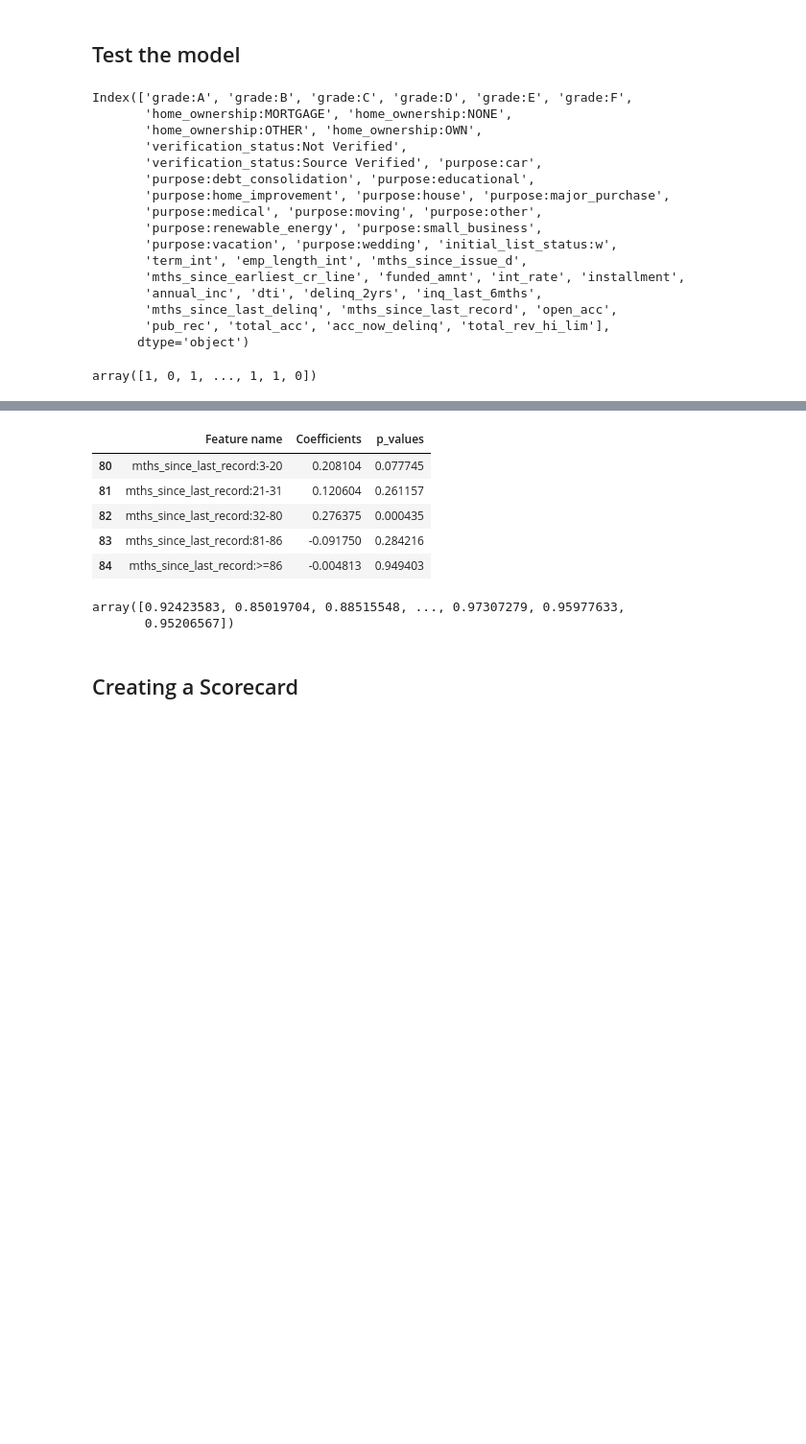
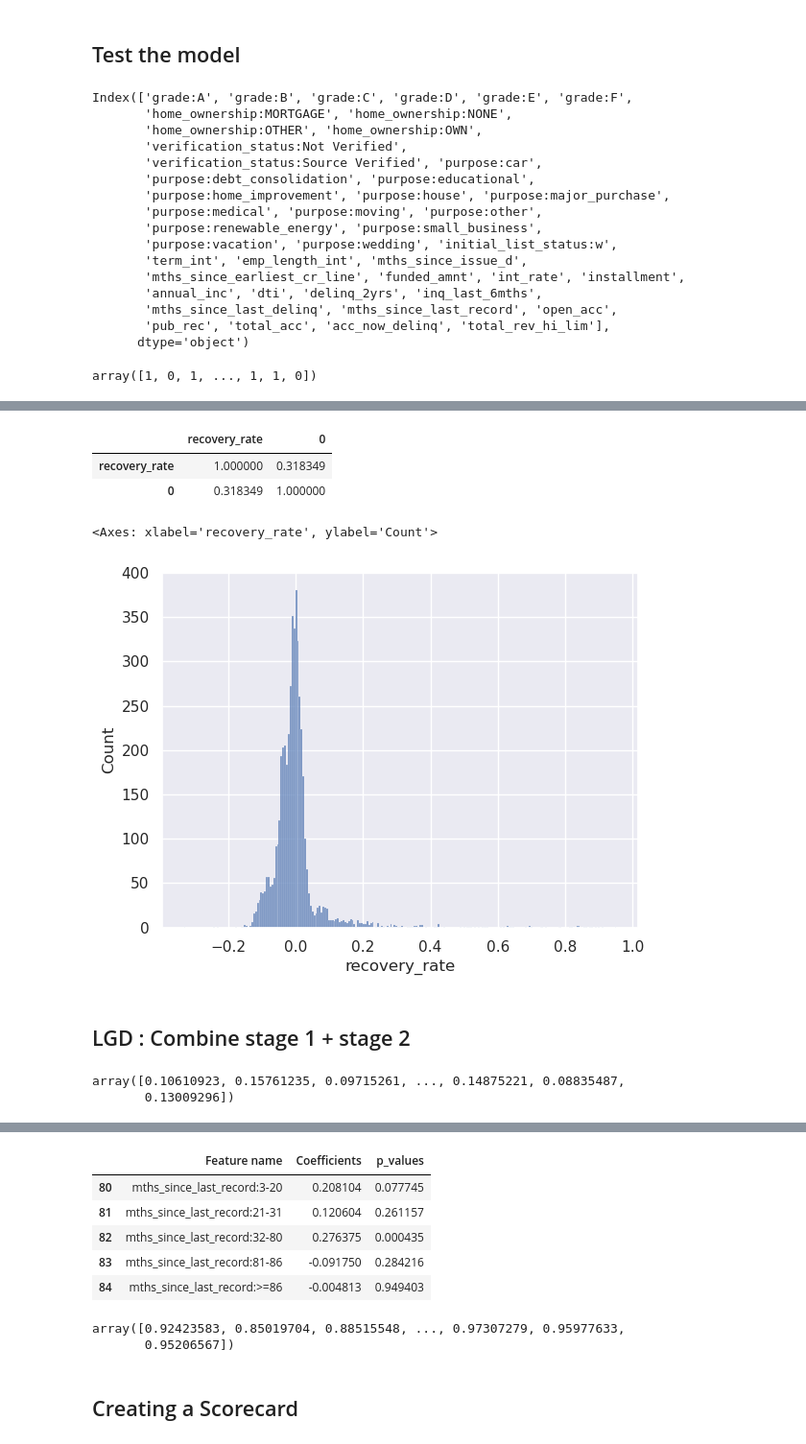
Before and after one commit to pbdanny/PythonProject, a Jupyter notebook: credit_risk_modeling/notebook/CreditRiskModeling_LGDandEADModels.ipynb, the cells around one changed output, grey strips where cells are left out. Shown at 96% size. Saved outputs shown, nothing was run; the diff lists cells and outputs as text; code cells hidden in the pictures; blank space fills up the shorter version.

```diff
--- a/credit_risk_modeling/notebook/CreditRiskModeling_LGDandEADModels.ipynb
+++ b/credit_risk_modeling/notebook/CreditRiskModeling_LGDandEADModels.ipynb
@@ -877,0 +519,3 @@ Debating if KS is suitable metric for classification model measure
+# %%
+reg_lgd_st_2 = LinearRegression()
+reg_lgd_st_2.fit(lgd_inputs_stage_2_train, lgd_targets_stage_2_train)
@@ -877,0 +556,6 @@ Debating if KS is suitable metric for classification model measure
+# %%
+lgd_inputs_stage_2_test = lgd_inputs_stage_2_test[features_all]
+# Here we keep only the variables we need for the model.
+# %%
+lgd_inputs_stage_2_test = lgd_inputs_stage_2_test.drop(features_reference_cat, axis = 1)
+# Here we remove the dummy variable reference categories.
@@ -877,0 +583,4 @@ Debating if KS is suitable metric for classification model measure
+# %%
+y_hat_test_lgd_stage_2 = reg_lgd_st_2.predict(lgd_inputs_stage_2_test)
+# Calculates the predicted values for the dependent variable (targets)
+# based on the values of the independent variables (inputs) supplied as an argument.
@@ -877,0 +592,12 @@ Debating if KS is suitable metric for classification model measure
+# %%
+pd.concat([lgd_targets_stage_2_test_temp, pd.DataFrame(y_hat_test_lgd_stage_2)], axis = 1).corr()
+# We calculate the correlation between actual and predicted values.
+# %% [output]
+|  | recovery_rate | 0 |
+| recovery_rate | 1.000000 | 0.318349 |
+| 0 | 0.318349 | 1.000000 |
+# %%
+sns.histplot(lgd_targets_stage_2_test - y_hat_test_lgd_stage_2)
+# %% [output]
+<Axes: xlabel='recovery_rate', ylabel='Count'>
+[figure, added]
@@ -877,0 +606,2 @@ Debating if KS is suitable metric for classification model measure
+# %% [markdown]
+## LGD : Combine stage 1 + stage 2
@@ -877,0 +610,5 @@ Debating if KS is suitable metric for classification model measure
+# %%
+y_hat_test_lgd_stage_2_all
+# %% [output]
+array([0.10610923, 0.15761235, 0.09715261, ..., 0.14875221, 0.08835487,
+       0.13009296])
```
Also changed, not shown: parts of 103 cells of this notebook.
